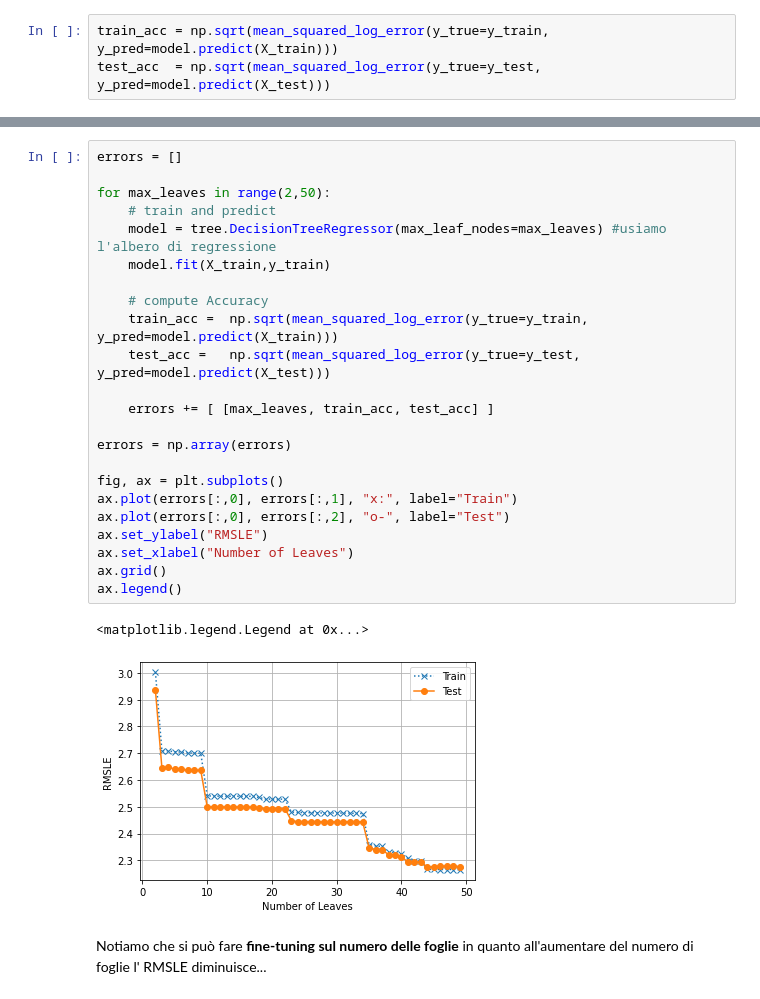
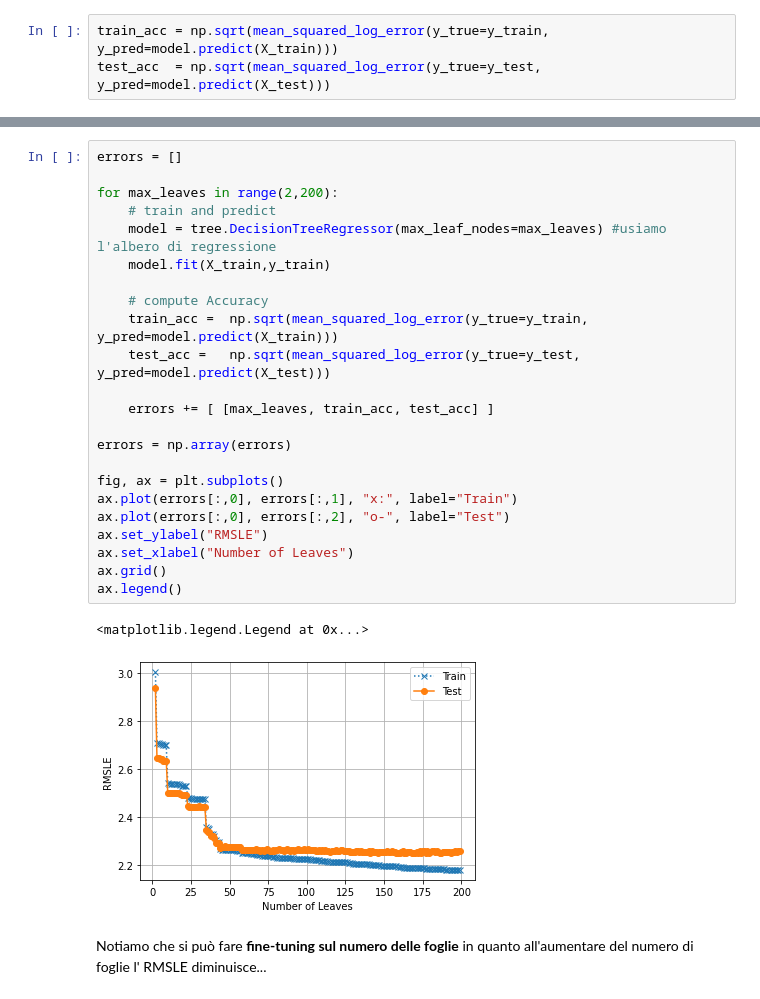
Before and after one commit to SimoneFerrari99/DWM-Kaggle-TMDB-Box-Office-Prediction, a Jupyter notebook: ProgettoDWM2021.ipynb, the cells around one changed output, grey strips where cells are left out. Cells and saved outputs as stored; diff of their text form.

```diff
--- a/ProgettoDWM2021.ipynb
+++ b/ProgettoDWM2021.ipynb
@@ -1419,28 +1433,28 @@ test_acc  = np.sqrt(mean_squared_log_error(y_true=y_test, y_pred=model.predict(X
 # %%
 errors = []
 
-for max_leaves in range(2,50):
+for max_leaves in range(2,200):
     # train and predict
     model = tree.DecisionTreeRegressor(max_leaf_nodes=max_leaves) #usiamo l'albero di regressione
     model.fit(X_train,y_train)
 
     # compute Accuracy
     train_acc =  np.sqrt(mean_squared_log_error(y_true=y_train, y_pred=model.predict(X_train)))
     test_acc =   np.sqrt(mean_squared_log_error(y_true=y_test, y_pred=model.predict(X_test)))
 
     errors += [ [max_leaves, train_acc, test_acc] ]
 
 errors = np.array(errors)
 
 fig, ax = plt.subplots()
 ax.plot(errors[:,0], errors[:,1], "x:", label="Train")
 ax.plot(errors[:,0], errors[:,2], "o-", label="Test")
 ax.set_ylabel("RMSLE")
 ax.set_xlabel("Number of Leaves")
 ax.grid()
 ax.legend()
 # %% [output]
 <matplotlib.legend.Legend at 0x...>
-[figure, old version]
+[figure, new version]
 # %% [markdown]
 Notiamo che si può fare **fine-tuning sul numero delle foglie** in quanto all'aumentare del numero di foglie l' RMSLE diminuisce...
```
Also changed, not shown: parts of 25 cells of this notebook.
